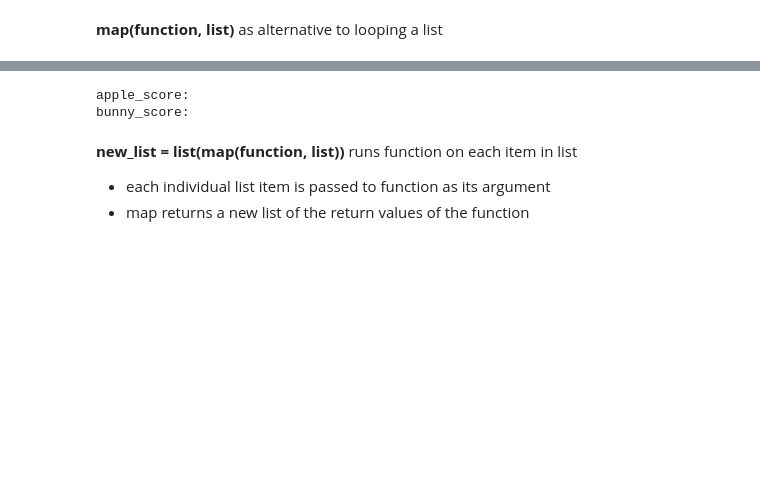
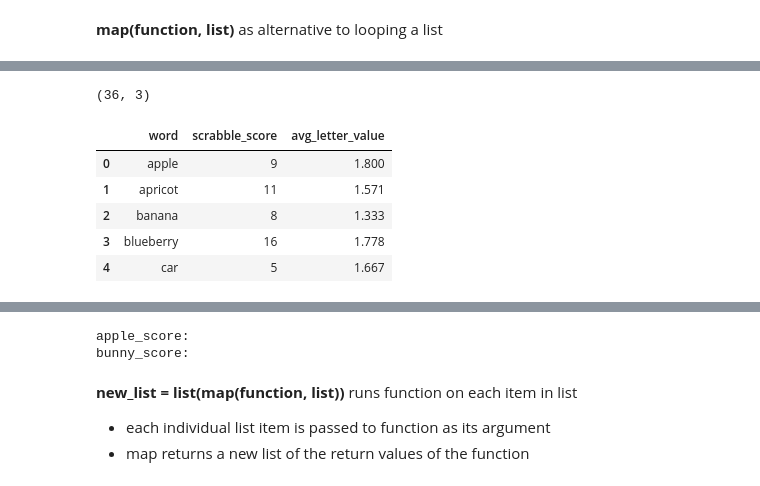
Before and after one commit to brianmccln/Python-Machine-Learning-TMobile-OCt-2025, a Jupyter notebook: __START/_ML_1_5_Polynomial_Regression_START_2.ipynb, the cells around one changed output, grey strips where cells are left out. Cells and saved outputs as stored; diff of their text form; code cells hidden in the pictures; blank space fills up the shorter version.

```diff
--- a/__START/_ML_1_5_Polynomial_Regression_START_2.ipynb
+++ b/__START/_ML_1_5_Polynomial_Regression_START_2.ipynb
@@ -94,0 +238,11 @@ fruits = ['apple', 'apricot', 'banana', 'blueberry', 'grape', 'grapefruit', 'kiw
+# %%
+print(scrabble_df.shape) # (rows,cols) (36,3)
+scrabble_df.head()
+# %% [output]
+(36, 3)
+|  | word | scrabble_score | avg_letter_value |
+| 0 | apple | 9 | 1.800 |
+| 1 | apricot | 11 | 1.571 |
+| 2 | banana | 8 | 1.333 |
+| 3 | blueberry | 16 | 1.778 |
+| 4 | car | 5 | 1.667 |
```
Also changed, not shown: parts of 27 cells of this notebook.
